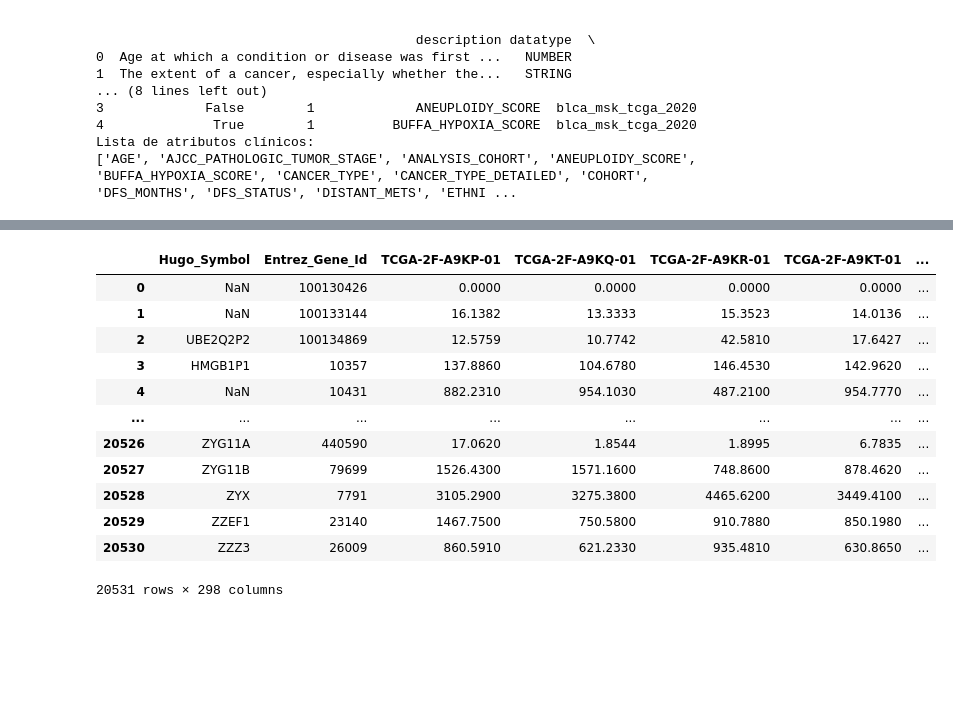
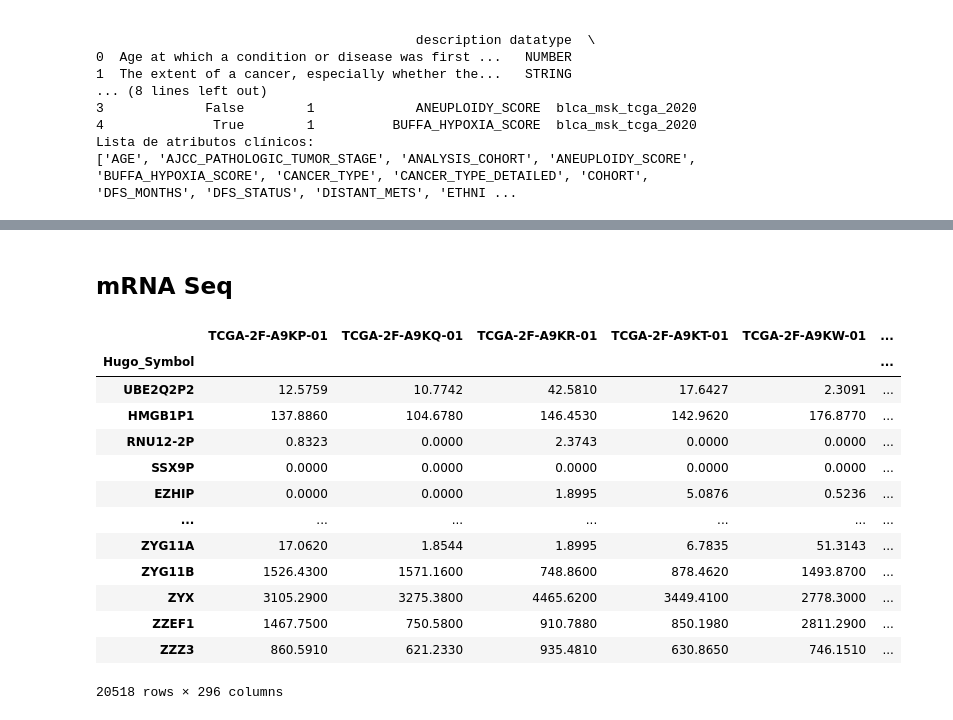
Before and after one commit to tiagomiranda24/Ext_Conhe_Dados_Biologicos, a Jupyter notebook: trabalho_fase3_python.ipynb, the cells around one changed output, grey strips where cells are left out. Saved outputs shown, nothing was run; the diff lists cells and outputs as text; code cells hidden in the pictures; blank space fills up the shorter version.

```diff
--- a/trabalho_fase3_python.ipynb
+++ b/trabalho_fase3_python.ipynb
@@ -213,18 +229,24 @@ Lista de atributos clínicos:
+# %% [markdown]
+## mRNA Seq
 # %%
 # Ler o ficheiro data_mrna_seq_v2_rsem.txt
 data_mrnaseq = pd.read_csv('blca_msk_tcga_2020/data_mrna_seq_v2_rsem.txt', delimiter='\t')
+data_mrnaseq = data_mrnaseq.dropna(subset=['Hugo_Symbol'])      # Remover linhas onde valor na coluna 'Hugo_Symbol' é NaN
+data_mrnaseq = data_mrnaseq.drop(columns=['Entrez_Gene_Id'])    # Remover coluna 'Entrez_Gene_Id'
+data_mrnaseq.set_index('Hugo_Symbol', inplace=True)             # Definir 'Hugo_Symbol' como indice
 data_mrnaseq
 # %% [output]
-|  | Hugo_Symbol | Entrez_Gene_Id | TCGA-2F-A9KP-01 | TCGA-2F-A9KQ-01 | TCGA-2F-A9KR-01 | TCGA-2F-A9KT-01 | ... |
-| 0 | NaN | 100130426 | 0.0000 | 0.0000 | 0.0000 | 0.0000 | ... |
-| 1 | NaN | 100133144 | 16.1382 | 13.3333 | 15.3523 | 14.0136 | ... |
-| 2 | UBE2Q2P2 | 100134869 | 12.5759 | 10.7742 | 42.5810 | 17.6427 | ... |
-| 3 | HMGB1P1 | 10357 | 137.8860 | 104.6780 | 146.4530 | 142.9620 | ... |
-| 4 | NaN | 10431 | 882.2310 | 954.1030 | 487.2100 | 954.7770 | ... |
-| ... | ... | ... | ... | ... | ... | ... | ... |
-| 20526 | ZYG11A | 440590 | 17.0620 | 1.8544 | 1.8995 | 6.7835 | ... |
-| 20527 | ZYG11B | 79699 | 1526.4300 | 1571.1600 | 748.8600 | 878.4620 | ... |
-| 20528 | ZYX | 7791 | 3105.2900 | 3275.3800 | 4465.6200 | 3449.4100 | ... |
-| 20529 | ZZEF1 | 23140 | 1467.7500 | 750.5800 | 910.7880 | 850.1980 | ... |
-| 20530 | ZZZ3 | 26009 | 860.5910 | 621.2330 | 935.4810 | 630.8650 | ... |
+|  | TCGA-2F-A9KP-01 | TCGA-2F-A9KQ-01 | TCGA-2F-A9KR-01 | TCGA-2F-A9KT-01 | TCGA-2F-A9KW-01 | ... |
+| Hugo_Symbol |  |  |  |  |  | ... |
+| UBE2Q2P2 | 12.5759 | 10.7742 | 42.5810 | 17.6427 | 2.3091 | ... |
+| HMGB1P1 | 137.8860 | 104.6780 | 146.4530 | 142.9620 | 176.8770 | ... |
+| RNU12-2P | 0.8323 | 0.0000 | 2.3743 | 0.0000 | 0.0000 | ... |
+| SSX9P | 0.0000 | 0.0000 | 0.0000 | 0.0000 | 0.0000 | ... |
+| EZHIP | 0.0000 | 0.0000 | 1.8995 | 5.0876 | 0.5236 | ... |
+| ... | ... | ... | ... | ... | ... | ... |
+| ZYG11A | 17.0620 | 1.8544 | 1.8995 | 6.7835 | 51.3143 | ... |
+| ZYG11B | 1526.4300 | 1571.1600 | 748.8600 | 878.4620 | 1493.8700 | ... |
+| ZYX | 3105.2900 | 3275.3800 | 4465.6200 | 3449.4100 | 2778.3000 | ... |
+| ZZEF1 | 1467.7500 | 750.5800 | 910.7880 | 850.1980 | 2811.2900 | ... |
+| ZZZ3 | 860.5910 | 621.2330 | 935.4810 | 630.8650 | 746.1510 | ... |
-20531 rows × 298 columns
+20518 rows × 296 columns
```
Also changed, not shown: parts of 7 cells of this notebook.
